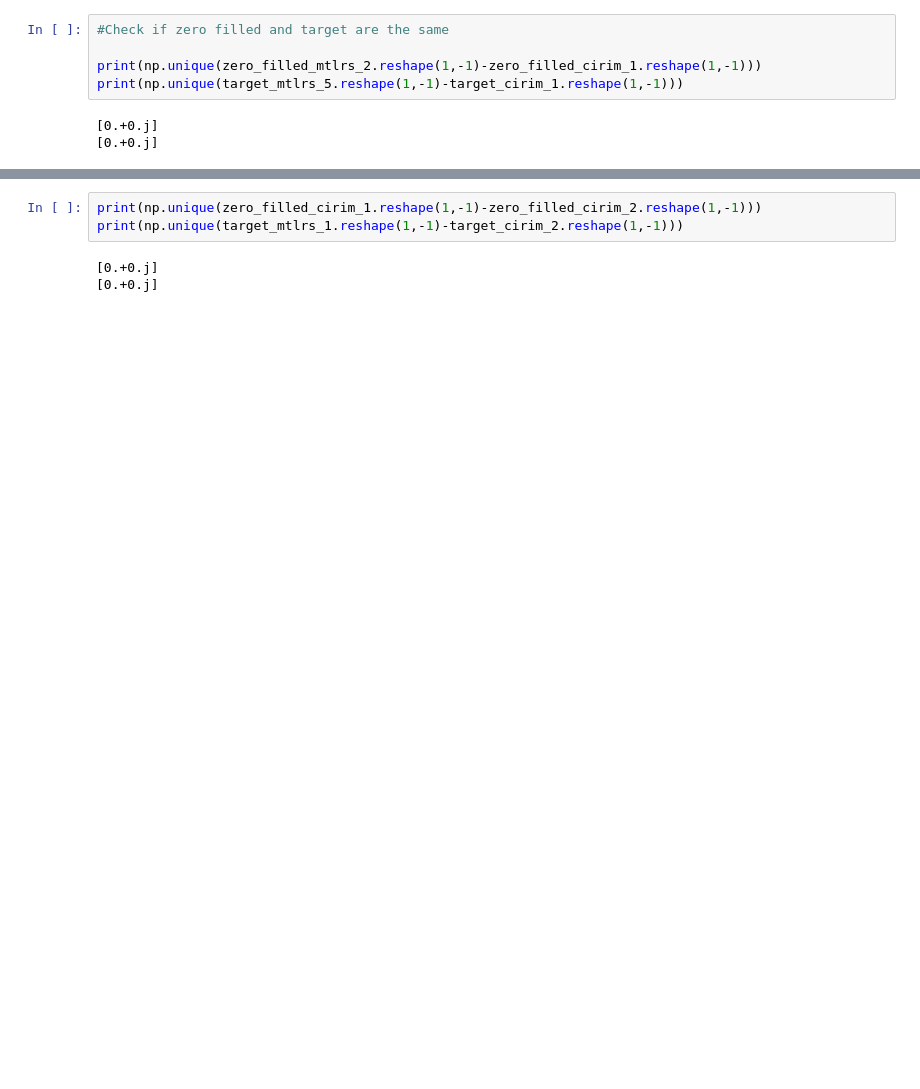
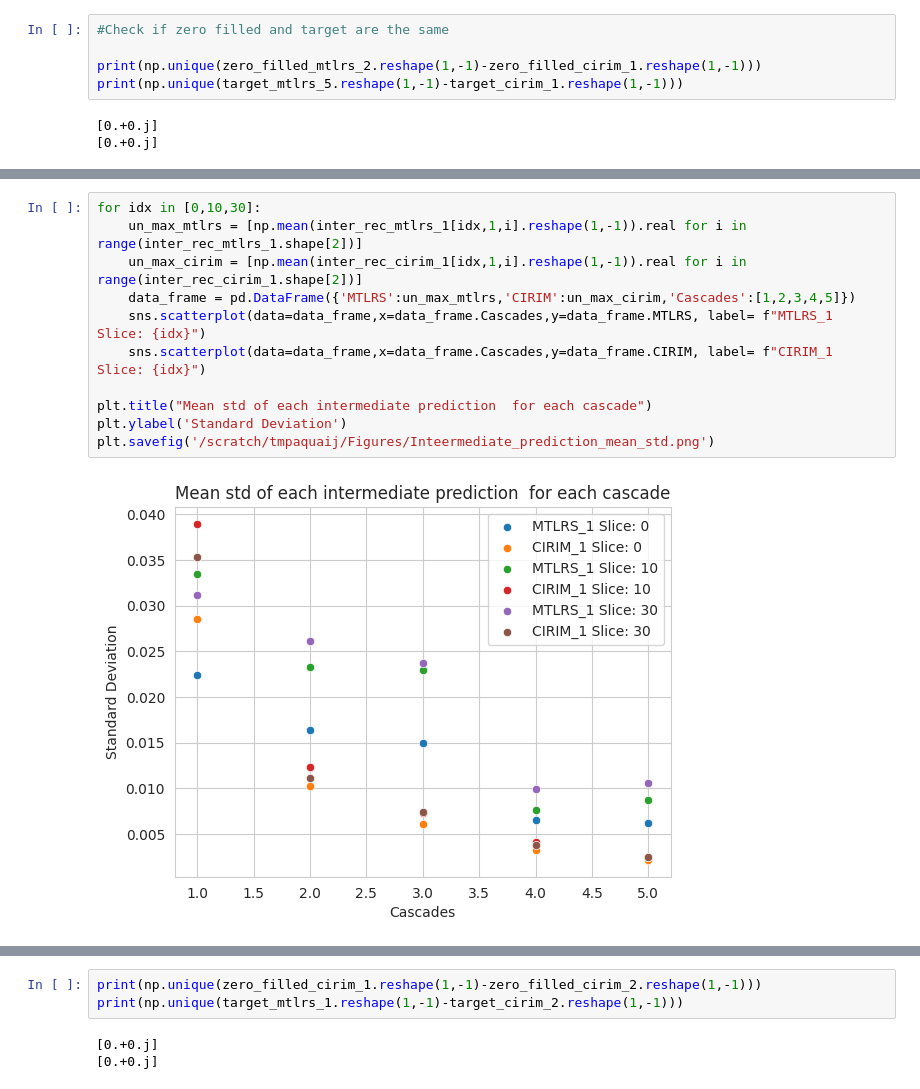
Before and after one commit to TimPaquaij/atommic, a Jupyter notebook: projects/MTL/rs/SKMTEA/Visualize_MC.ipynb, the cells around one changed output, grey strips where cells are left out. Cells and saved outputs as stored; diff of their text form; blank space fills up the shorter version.

```diff
--- a/projects/MTL/rs/SKMTEA/Visualize_MC.ipynb
+++ b/projects/MTL/rs/SKMTEA/Visualize_MC.ipynb
@@ -501,3 +520,16 @@ Text(0, 0.5, 'Variance')
+# %%
+for idx in [0,10,30]:
+    un_max_mtlrs = [np.mean(inter_rec_mtlrs_1[idx,1,i].reshape(1,-1)).real for i in range(inter_rec_mtlrs_1.shape[2])]
+    un_max_cirim = [np.mean(inter_rec_cirim_1[idx,1,i].reshape(1,-1)).real for i in range(inter_rec_cirim_1.shape[2])]
+    data_frame = pd.DataFrame({'MTLRS':un_max_mtlrs,'CIRIM':un_max_cirim,'Cascades':[1,2,3,4,5]})
+    sns.scatterplot(data=data_frame,x=data_frame.Cascades,y=data_frame.MTLRS, label= f"MTLRS_1 Slice: {idx}")
+    sns.scatterplot(data=data_frame,x=data_frame.Cascades,y=data_frame.CIRIM, label= f"CIRIM_1 Slice: {idx}")
+
+plt.title("Mean std of each intermediate prediction  for each cascade")
+plt.ylabel('Standard Deviation')
+plt.savefig('/scratch/tmpaquaij/Figures/Inteermediate_prediction_mean_std.png')
+# %% [output]
+[figure, added]
 # %%
 fname = '/data/projects/utwente/recon/SKM-TEA/v1-release/predictions/MTLRS_SENSE/predictions_8x/Ensemble/2024-01-27_10-36-54/predictions/MTR_005.h5'
 with h5py.File(fname, "r") as f:
```
Also changed, not shown: parts of 12 cells of this notebook, 32 other files.
